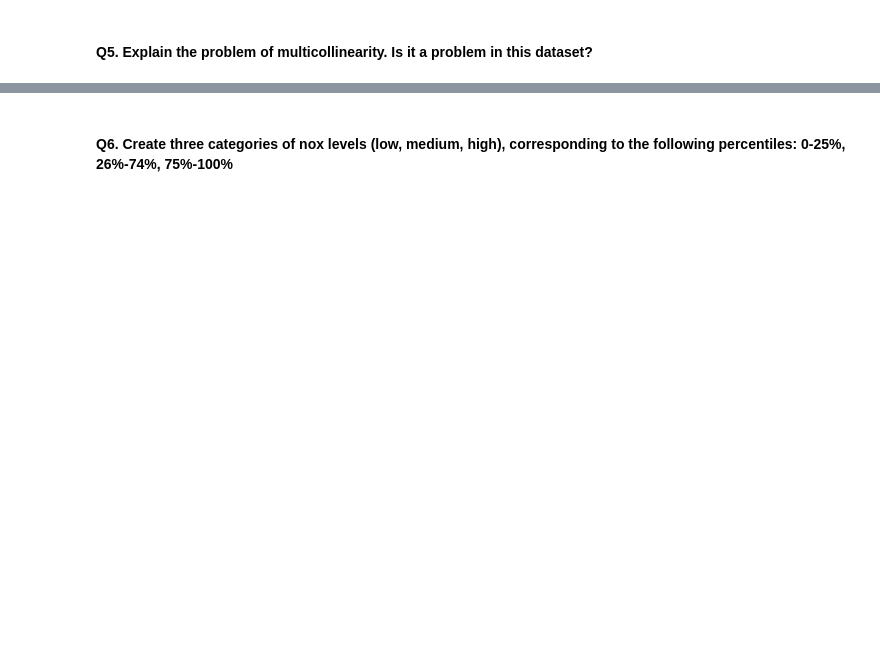
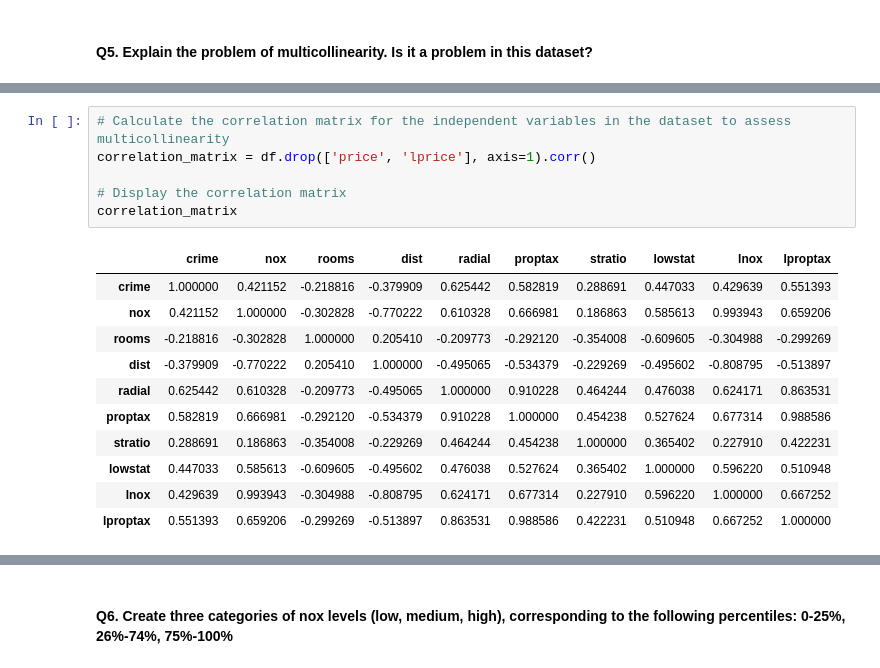
Before and after one commit to pralban/Econometrics, a Jupyter notebook: econometrics_notebook.ipynb, the cells around one changed output, grey strips where cells are left out. Saved outputs shown, nothing was run; the diff lists cells and outputs as text; blank space fills up the shorter version.

```diff
--- a/econometrics_notebook.ipynb
+++ b/econometrics_notebook.ipynb
@@ -26,0 +116,18 @@ This part uses the dataset HPRICE2.RAW described in HPRICE2.DES.
+# %%
+# Calculate the correlation matrix for the independent variables in the dataset to assess multicollinearity
+correlation_matrix = df.drop(['price', 'lprice'], axis=1).corr()
+
+# Display the correlation matrix
+correlation_matrix
+# %% [output]
+|  | crime | nox | rooms | dist | radial | proptax | stratio | lowstat | lnox | lproptax |
+| crime | 1.000000 | 0.421152 | -0.218816 | -0.379909 | 0.625442 | 0.582819 | 0.288691 | 0.447033 | 0.429639 | 0.551393 |
+| nox | 0.421152 | 1.000000 | -0.302828 | -0.770222 | 0.610328 | 0.666981 | 0.186863 | 0.585613 | 0.993943 | 0.659206 |
+| rooms | -0.218816 | -0.302828 | 1.000000 | 0.205410 | -0.209773 | -0.292120 | -0.354008 | -0.609605 | -0.304988 | -0.299269 |
+| dist | -0.379909 | -0.770222 | 0.205410 | 1.000000 | -0.495065 | -0.534379 | -0.229269 | -0.495602 | -0.808795 | -0.513897 |
+| radial | 0.625442 | 0.610328 | -0.209773 | -0.495065 | 1.000000 | 0.910228 | 0.464244 | 0.476038 | 0.624171 | 0.863531 |
+| proptax | 0.582819 | 0.666981 | -0.292120 | -0.534379 | 0.910228 | 1.000000 | 0.454238 | 0.527624 | 0.677314 | 0.988586 |
+| stratio | 0.288691 | 0.186863 | -0.354008 | -0.229269 | 0.464244 | 0.454238 | 1.000000 | 0.365402 | 0.227910 | 0.422231 |
+| lowstat | 0.447033 | 0.585613 | -0.609605 | -0.495602 | 0.476038 | 0.527624 | 0.365402 | 1.000000 | 0.596220 | 0.510948 |
+| lnox | 0.429639 | 0.993943 | -0.304988 | -0.808795 | 0.624171 | 0.677314 | 0.227910 | 0.596220 | 1.000000 | 0.667252 |
+| lproptax | 0.551393 | 0.659206 | -0.299269 | -0.513897 | 0.863531 | 0.988586 | 0.422231 | 0.510948 | 0.667252 | 1.000000 |
```
Also changed, not shown: parts of 17 cells of this notebook.
